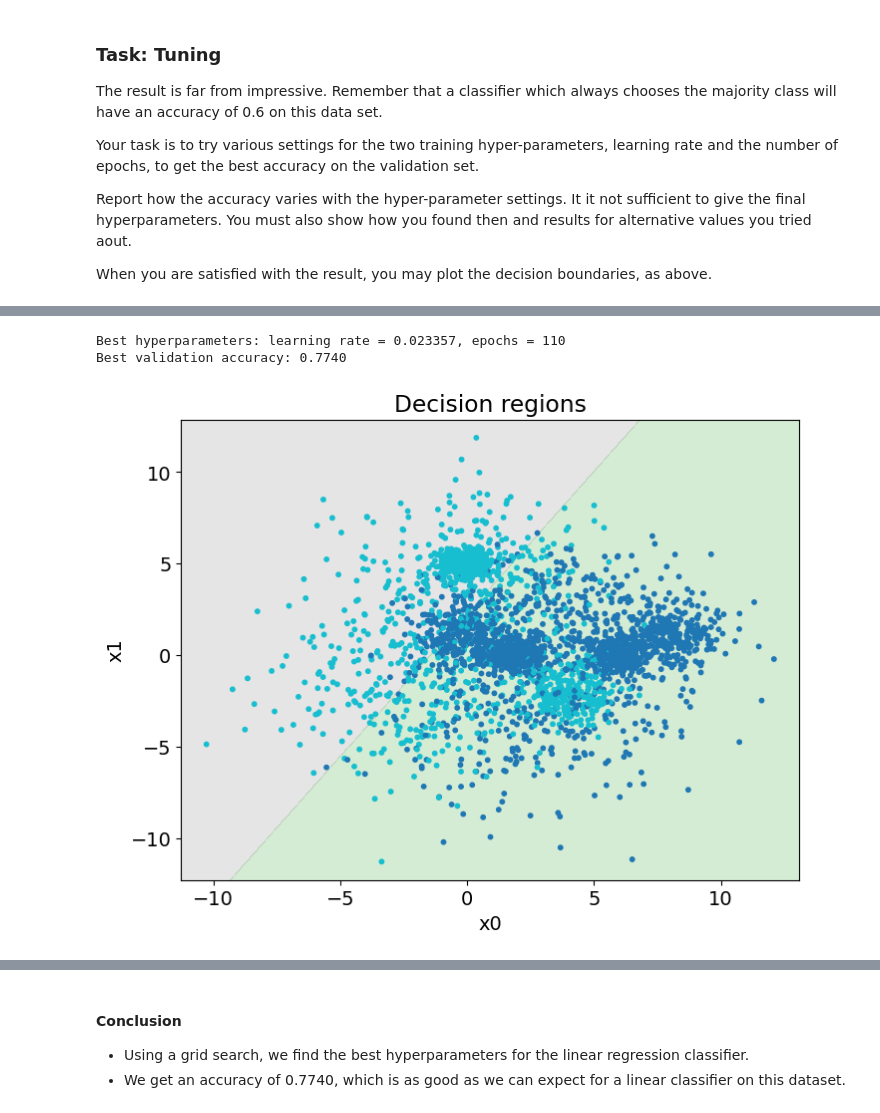
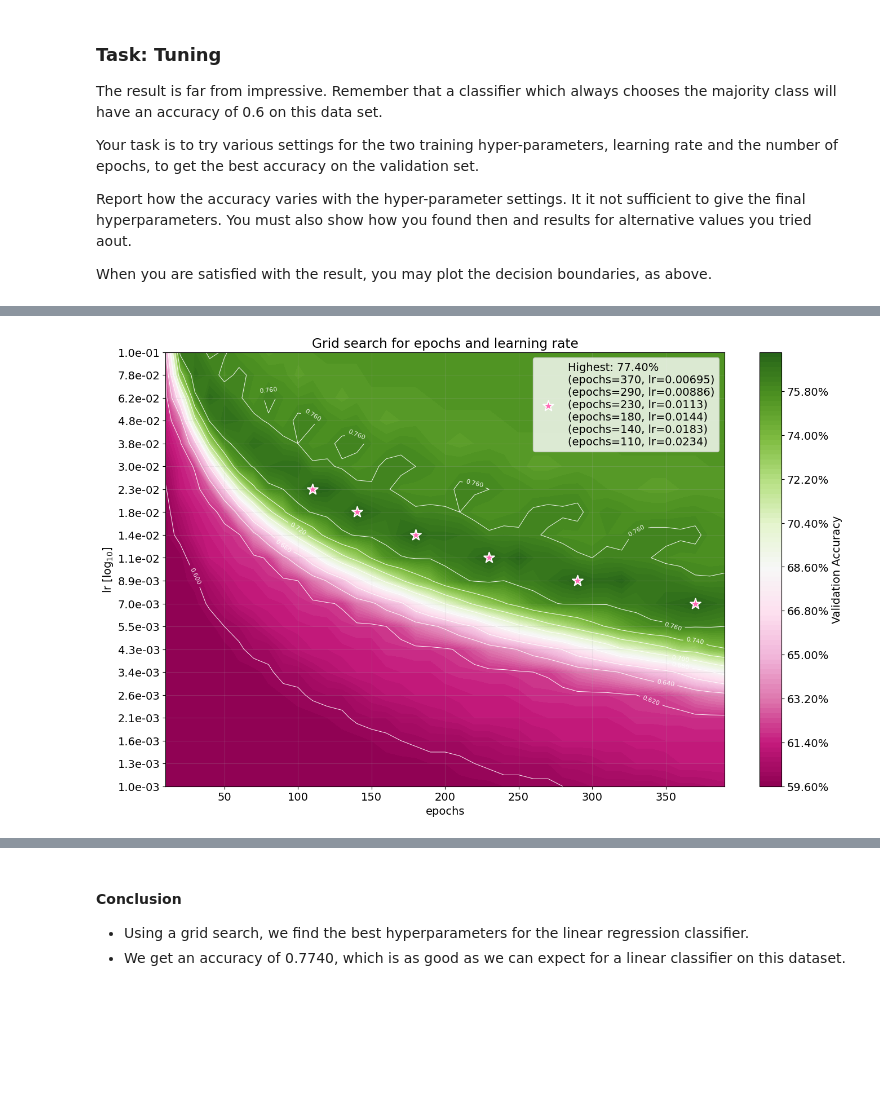
Before and after one commit to Oskar-Idland/IN4050-Introduction-to-Artificial-Intelligence-and-Machinelearing, a Jupyter notebook: Oblig2/in3050_in4050_2025_assignment_2.ipynb, the cells around one changed output, grey strips where cells are left out. Drawn from its saved outputs; the diff is of its cells as text; code cells hidden in the pictures; blank space fills up the shorter version.

```diff
--- a/Oblig2/in3050_in4050_2025_assignment_2.ipynb
+++ b/Oblig2/in3050_in4050_2025_assignment_2.ipynb
@@ -469,21 +572,0 @@ plt.show()
-# %%
-best_accuracy, best_epochs, best_lrs = optimal_hyperparameters(accuracies, epochs, learning_rates)
-
-best_epochs, best_lrs = sort_optimal_hyperparameters(best_epochs, best_lrs)
-
-best_epoch = best_epochs[0]
-best_lr = best_lrs[0]
-# Train the best model
-best_cl = NumpyLinRegClass()
-best_cl.fit(X_train, t2_train, lr=best_lr, epochs=int(best_epoch))
-val_accuracy = accuracy(best_cl.predict(X_val), t2_val)
-
-print(f"Best hyperparameters: learning rate = {best_lr:.6f}, epochs = {best_epoch}")
-print(f"Best validation accuracy: {val_accuracy:.4f}")
-
-# Plot decision regions with the best model
-plot_decision_regions(X_train, t2_train, best_cl)
-# %% [output]
-Best hyperparameters: learning rate = 0.023357, epochs = 110
-Best validation accuracy: 0.7740
-[figure, removed]
@@ -489,0 +575,6 @@ Best validation accuracy: 0.7740
+# %%
+tuner_linreg.plot_search(logy=True)
+plt.title("Grid search for epochs and learning rate")
+plt.show()
+# %% [output]
+[figure, added]
```
Also changed, not shown: parts of 33 cells of this notebook.
